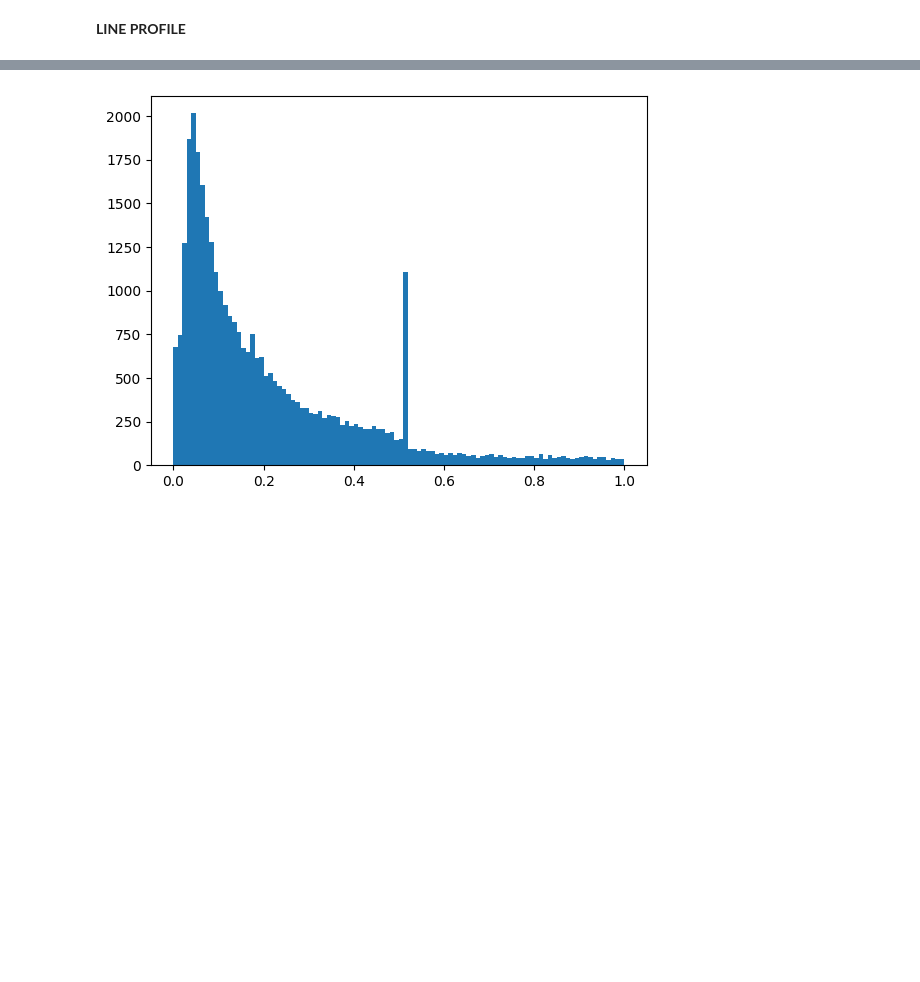
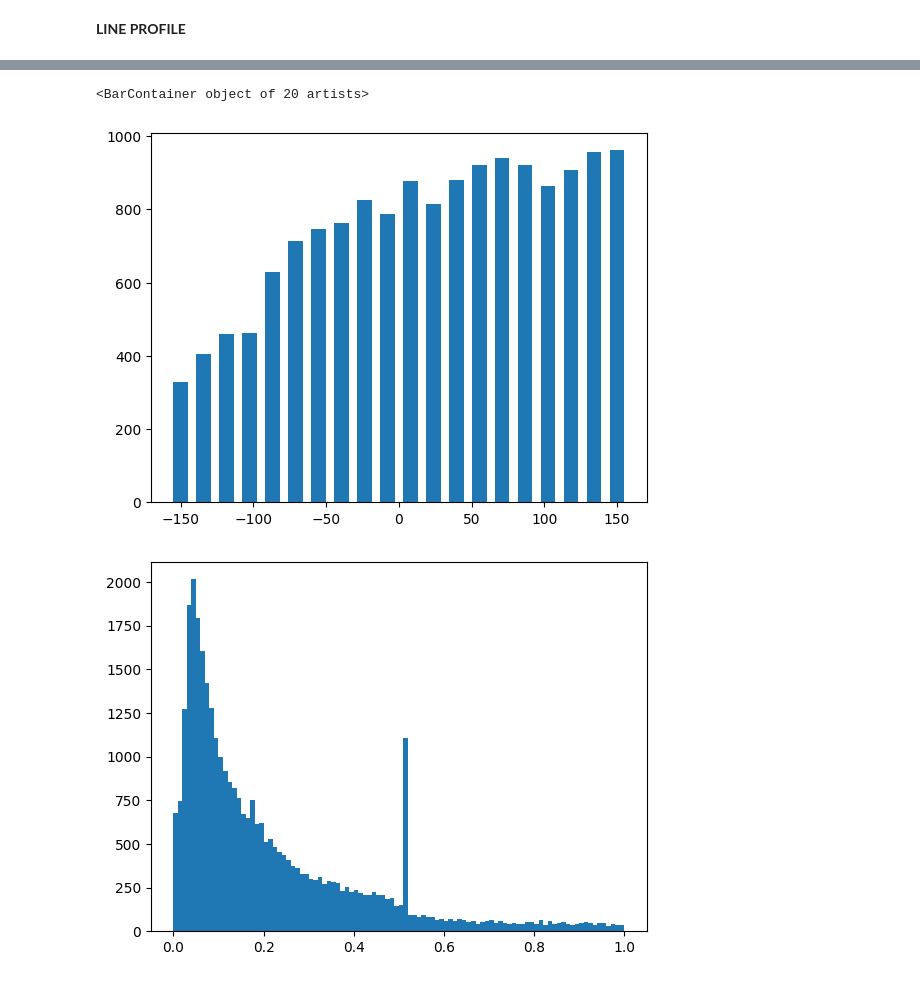
Before and after one commit to francescouni0/VHEE_monitor, a Jupyter notebook: analysis.ipynb, the cells around one changed output, grey strips where cells are left out. Cells and saved outputs as stored; diff of their text form; code cells hidden in the pictures; blank space fills up the shorter version.

```diff
--- a/analysis.ipynb
+++ b/analysis.ipynb
@@ -66,7 +66,7 @@ f_p_uncert = output_folder / 'doselat_edep_uncertainty.mhd'
 # %% [markdown]
 **1D DOSE PLOT from 3D**
 # %%
-filename = os.path.join(folder, './output/dose3d_dose.mhd')
+filename = os.path.join(folder, './collprofile/dose3d_dose.mhd')
 img_dose = sitk.ReadImage(filename)
 print('Dose itk image size: ', img_dose.GetSize())
 print('Dose itk image spacing: ', img_dose.GetSpacing())
@@ -223,3 +222,17 @@ plt.show()
+# %%
+z=np.linspace(-150, 150, 20)
+counthits=np.array([])
+for i in range(10):
+    sum = (hits_z_enwin[np.logical_and(hits_z_enwin > (-147.5 + i * 10), hits_z_enwin < (-142.5 + i * 10))].size)
+    counthits=np.append(counthits,sum)
+for i in range(10):
+    sum = (hits_z_enwin[np.logical_and(hits_z_enwin > (2.5 + i * 10), hits_z_enwin< (7.5 + i * 10))].size)
+    counthits=np.append(counthits,sum)
+
+plt.bar(z,counthits, width=10)
+# %% [output]
+<BarContainer object of 20 artists>
+[figure, added]
 # %%
 plt.hist(preKinEnergy, bins=100,range=(0,1))
 plt.show()
```
Also changed, not shown: parts of 7 cells of this notebook, 2 other files.
